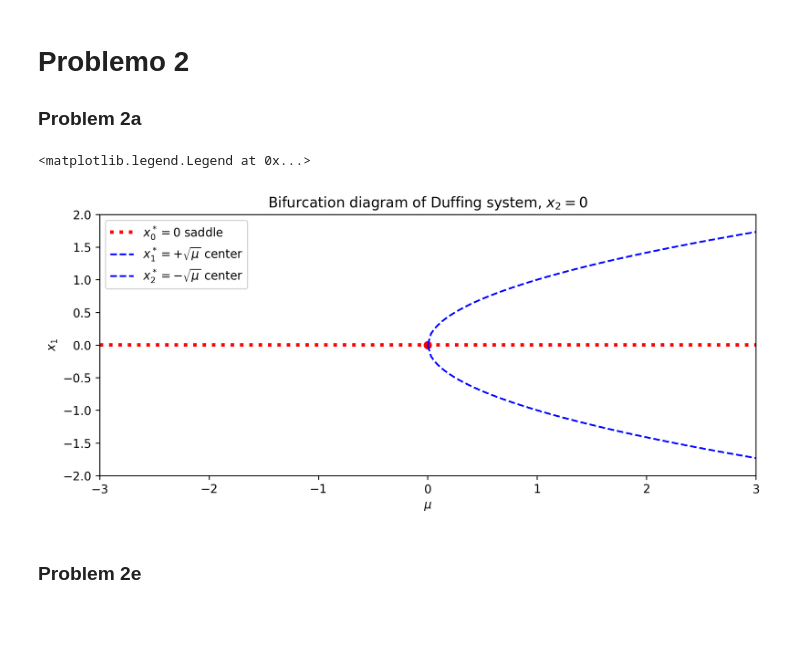
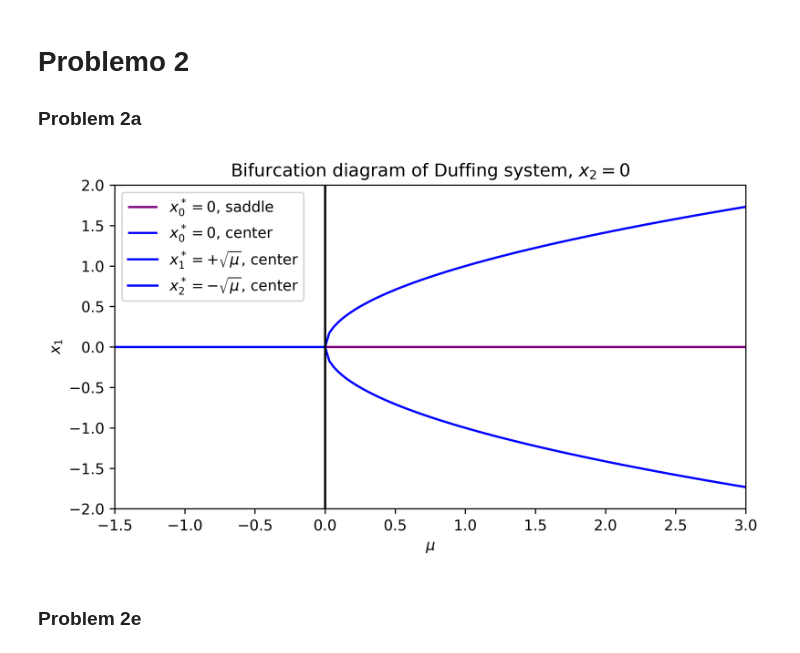
Before and after one commit to JeppeKlitgaard/DTU-01617-Introduction-to-Dynamical-Systems, a Jupyter notebook: assignment_2/assign2 copy.ipynb, the cells around one changed output. Saved outputs shown, nothing was run; the diff lists cells and outputs as text; code cells hidden in the pictures; blank space fills up the shorter version.

```diff
--- a/assignment_2/assign2 copy.ipynb
+++ b/assignment_2/assign2 copy.ipynb
@@ -103,34 +103,35 @@ plt.savefig(IMG_DIR / '1_e.png', dpi=EXPORT_DPI, bbox_inches='tight')
 
 ### Problem 2a
 # %%
-import matplotlib.pyplot as plt
-import numpy as np
-
 mu_xx = np.linspace(0, 3, 100)
 
-plt.figure(figsize=(10,4), dpi=250)
+plt.figure(figsize=(PAPER_WIDTH_IN,4), dpi=EXPORT_DPI)
 plt.title("Bifurcation diagram of Duffing system, $x_2=0$")
 
-plt.scatter([0], [0], color='red')  # saddle point at origin
+# plt.scatter([0], [0], color='red')  # saddle point at origin
 #plt.scatter([0], [mu**0.5], color='blue')  # center at (sqrt(mu), 0)
 #plt.scatter([0], [-mu**0.5], color='blue')  # center at (-sqrt(mu), 0)
 
-plt.hlines(0, -3, 3, colors='red', linestyles=':', lw=3, label='$x_0^*=0$ saddle')
+plt.hlines(0, 0, 3, colors='purple', linestyles='-', label='$x_0^*=0$, saddle')
 #plt.hlines(mu**0.5, 0, 3, colors='blue', linestyles='--', label='$x^*_{1,2}= \pm \sqrt{\mu}$ center')
 #plt.hlines(-mu**0.5, 0, 3, colors='blue', linestyles='--')
 #plt.hlines(0, -3, 3, colors='green', linestyles='-', label="$x_2=0$", alpha=0.5)  # vertical line at mu=0
 #plt.vlines(0, -mu**0.5, mu**0.5, colors='blue', linestyles='--', alpha=0.5)
 
-plt.plot(mu_xx, np.sqrt(mu_xx), color='blue', linestyle='--', label='$x^*_{1}= + \sqrt{\mu}$ center')
-plt.plot(mu_xx, -np.sqrt(mu_xx), color='blue', linestyle='--', label='$x^*_{2}= - \sqrt{\mu}$ center')
+plt.hlines(0, -1.5, 0, colors='blue', linestyles='-', label=r'$x^*_{0}= 0$, center')
+plt.plot(mu_xx, np.sqrt(mu_xx), color='blue', linestyle='-', label=r'$x^*_{1}= + \sqrt{\mu}$, center')
+plt.plot(mu_xx, -np.sqrt(mu_xx), color='blue', linestyle='-', label=r'$x^*_{2}= - \sqrt{\mu}$, center')
 
-plt.xlim(-3,3); plt.ylim(-2,2)
-plt.xlabel("$\mu$")
+plt.axvline(0, color="black")
+plt.xlim(-1.5,3); plt.ylim(-2,2)
+plt.xlabel("$μ$")
 plt.ylabel("$x_1$")
 plt.legend()
+
+plt.tight_layout()
+plt.savefig(IMG_DIR / '2_a_numerical.png', dpi=EXPORT_DPI, bbox_inches='tight')
 # %% [output]
-<matplotlib.legend.Legend at 0x...>
-[figure, old version]
+[figure, new version]
 # %% [markdown]
 ### Problem 2e
 # %%
```
Also changed, not shown: 3 other files.
